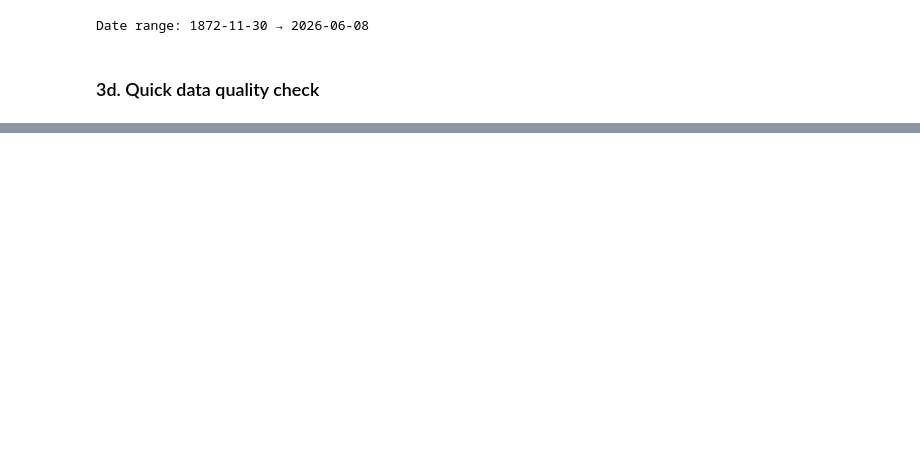
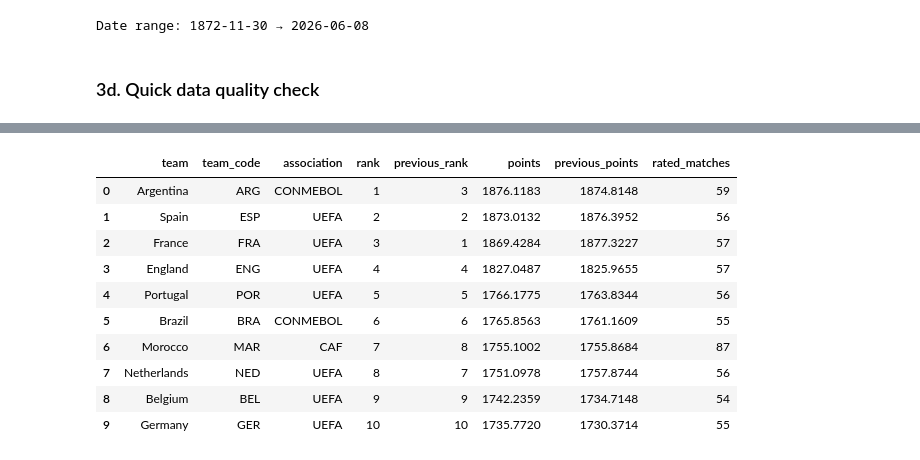
Before and after one commit to StefanIlic1/world-cup-predictions, a Jupyter notebook: src/01_data_cleaning_and_elo.ipynb, the cells around one changed output, grey strips where cells are left out. Saved outputs shown, nothing was run; the diff lists cells and outputs as text; code cells hidden in the pictures; blank space fills up the shorter version.

```diff
--- a/src/01_data_cleaning_and_elo.ipynb
+++ b/src/01_data_cleaning_and_elo.ipynb
@@ -428,0 +151,14 @@ Most teams cluster near the 1000 baseline. Outliers at the top represent the eli
+# %%
+fifa_rank.head(10)
+# %% [output]
+|  | team | team_code | association | rank | previous_rank | points | previous_points | rated_matches |
+| 0 | Argentina | ARG | CONMEBOL | 1 | 3 | 1876.1183 | 1874.8148 | 59 |
+| 1 | Spain | ESP | UEFA | 2 | 2 | 1873.0132 | 1876.3952 | 56 |
+| 2 | France | FRA | UEFA | 3 | 1 | 1869.4284 | 1877.3227 | 57 |
+| 3 | England | ENG | UEFA | 4 | 4 | 1827.0487 | 1825.9655 | 57 |
+| 4 | Portugal | POR | UEFA | 5 | 5 | 1766.1775 | 1763.8344 | 56 |
+| 5 | Brazil | BRA | CONMEBOL | 6 | 6 | 1765.8563 | 1761.1609 | 55 |
+| 6 | Morocco | MAR | CAF | 7 | 8 | 1755.1002 | 1755.8684 | 87 |
+| 7 | Netherlands | NED | UEFA | 8 | 7 | 1751.0978 | 1757.8744 | 56 |
+| 8 | Belgium | BEL | UEFA | 9 | 9 | 1742.2359 | 1734.7148 | 54 |
+| 9 | Germany | GER | UEFA | 10 | 10 | 1735.7720 | 1730.3714 | 55 |
```
Also changed, not shown: parts of 40 cells of this notebook, 5 other files.
